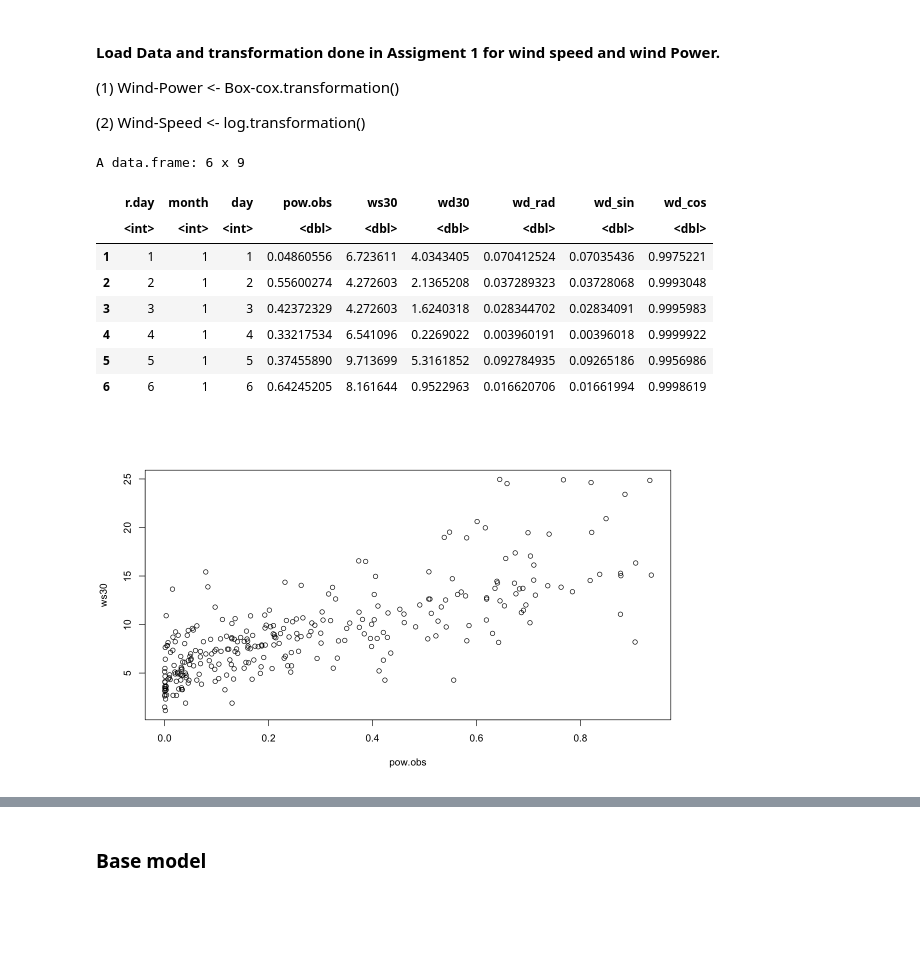
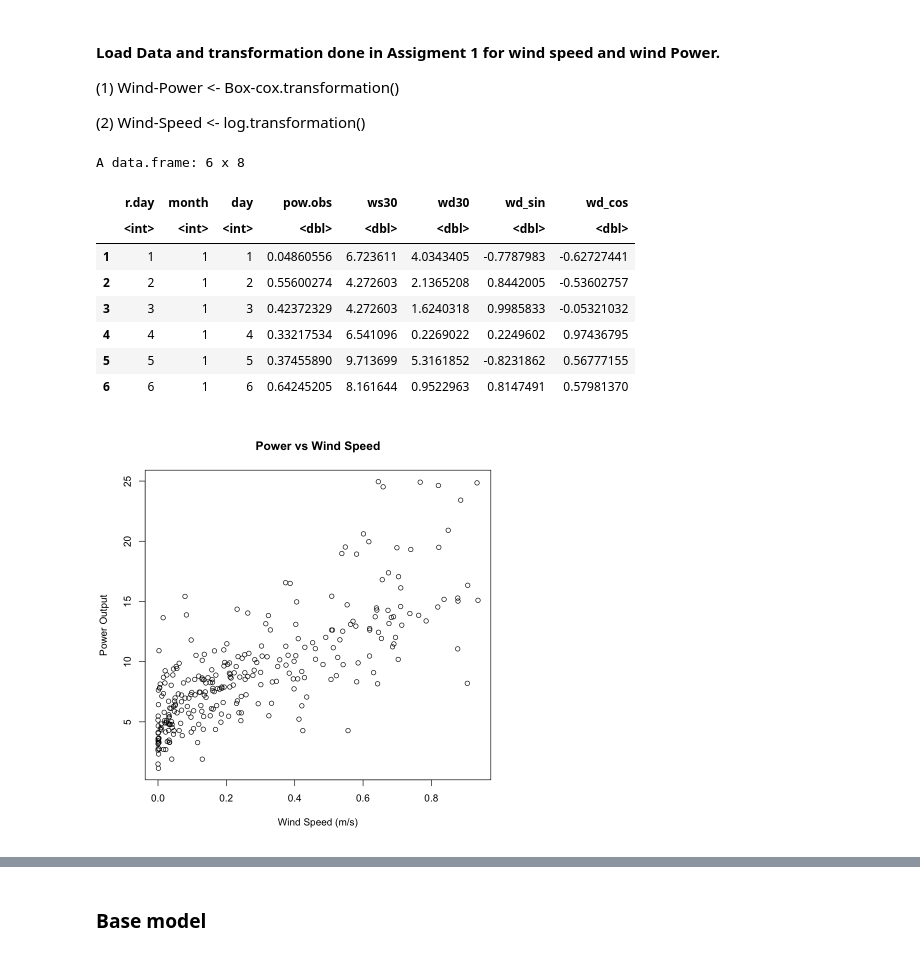
Before and after one commit to vietnhprivat/StatModProjects, a Jupyter notebook: src/Project1.ipynb, the cells around one changed output, grey strips where cells are left out. Saved outputs shown, nothing was run; the diff lists cells and outputs as text; code cells hidden in the pictures; blank space fills up the shorter version.

```diff
--- a/src/Project1.ipynb
+++ b/src/Project1.ipynb
@@ -15,52 +15,44 @@ In this project you will analyze a dataset from Tunø Knob wind power plant. Win
 (2) Wind-Speed <- log.transformation()
 # %%
 # Task 1.1: Formulate Initial Model
-df_tuno <- read.table("tuno.txt", header = TRUE)
+df_tuno <- read.table("data/tuno.txt", header = TRUE)
 df_tuno$pow.obs <- df_tuno$pow.obs / 5000
 # Transformation for wind power
 box_cox_trans <- function(lambda, y){
   (1 / lambda) * log((y^lambda) / (1 - y^lambda))
 }
 
 ### Transformation of Wind direction
-# 1. Convert degrees to radians
-df_tuno$wd_rad <- df_tuno$wd * (pi / 180)
-
-# 2. Calculate the sine component
-# This captures the North-South variation (with a cycle every 360 degrees)
-df_tuno$wd_sin <- sin(df_tuno$wd_rad)
-
-# 3. Calculate the cosine component
-# This captures the East-West variation (with a cycle every 360 degrees)
-df_tuno$wd_cos <- cos(df_tuno$wd_rad)
+df_tuno$wd_sin <- sin(df_tuno$wd30)
+df_tuno$wd_cos <- cos(df_tuno$wd30)
 
 
 # Defining variables for simplification
 pow.obs <- df_tuno$pow.obs
 ws30 <- df_tuno$ws30
 wd_sin <- df_tuno$wd_sin
 wd_cos <- df_tuno$wd_cos
 wd_rad <- df_tuno$wd_rad
 
 # Power transformation from assigment 1
 lambda.eq1 <- 0.326
 boxpow <- box_cox_trans(lambda.eq1, pow.obs)
 
 # Log transformation for wind speed
 logws <- log(ws30)
 par(bg = "white")
-plot(pow.obs, ws30)
+plot(pow.obs, ws30, main = "Power vs Wind Speed", xlab = "Wind Speed (m/s)", ylab = "Power Output")
 head(df_tuno)
 # %% [output]
-A data.frame: 6 x 9
+A data.frame: 6 x 8
-|  | r.day | month | day | pow.obs | ws30 | wd30 | wd_rad | wd_sin | wd_cos |
-|  | <int> | <int> | <int> | <dbl> | <dbl> | <dbl> | <dbl> | <dbl> | <dbl> |
-| 1 | 1 | 1 | 1 | 0.04860556 | 6.723611 | 4.0343405 | 0.070412524 | 0.07035436 | 0.9975221 |
-| 2 | 2 | 1 | 2 | 0.55600274 | 4.272603 | 2.1365208 | 0.037289323 | 0.03728068 | 0.9993048 |
-| 3 | 3 | 1 | 3 | 0.42372329 | 4.272603 | 1.6240318 | 0.028344702 | 0.02834091 | 0.9995983 |
-| 4 | 4 | 1 | 4 | 0.33217534 | 6.541096 | 0.2269022 | 0.003960191 | 0.00396018 | 0.9999922 |
-| 5 | 5 | 1 | 5 | 0.37455890 | 9.713699 | 5.3161852 | 0.092784935 | 0.09265186 | 0.9956986 |
-| 6 | 6 | 1 | 6 | 0.64245205 | 8.161644 | 0.9522963 | 0.016620706 | 0.01661994 | 0.9998619 |
+|  | r.day | month | day | pow.obs | ws30 | wd30 | wd_sin | wd_cos |
+|  | <int> | <int> | <int> | <dbl> | <dbl> | <dbl> | <dbl> | <dbl> |
+| 1 | 1 | 1 | 1 | 0.04860556 | 6.723611 | 4.0343405 | -0.7787983 | -0.62727441 |
+| 2 | 2 | 1 | 2 | 0.55600274 | 4.272603 | 2.1365208 | 0.8442005 | -0.53602757 |
+| 3 | 3 | 1 | 3 | 0.42372329 | 4.272603 | 1.6240318 | 0.9985833 | -0.05321032 |
+| 4 | 4 | 1 | 4 | 0.33217534 | 6.541096 | 0.2269022 | 0.2249602 | 0.97436795 |
+| 5 | 5 | 1 | 5 | 0.37455890 | 9.713699 | 5.3161852 | -0.8231862 | 0.56777155 |
+| 6 | 6 | 1 | 6 | 0.64245205 | 8.161644 | 0.9522963 | 0.8147491 | 0.57981370 |
-[figure, old version]
+[figure, new version]
 # %%
 par(bg = "white")
```
Also changed, not shown: parts of 11 cells of this notebook, 25 other files.
